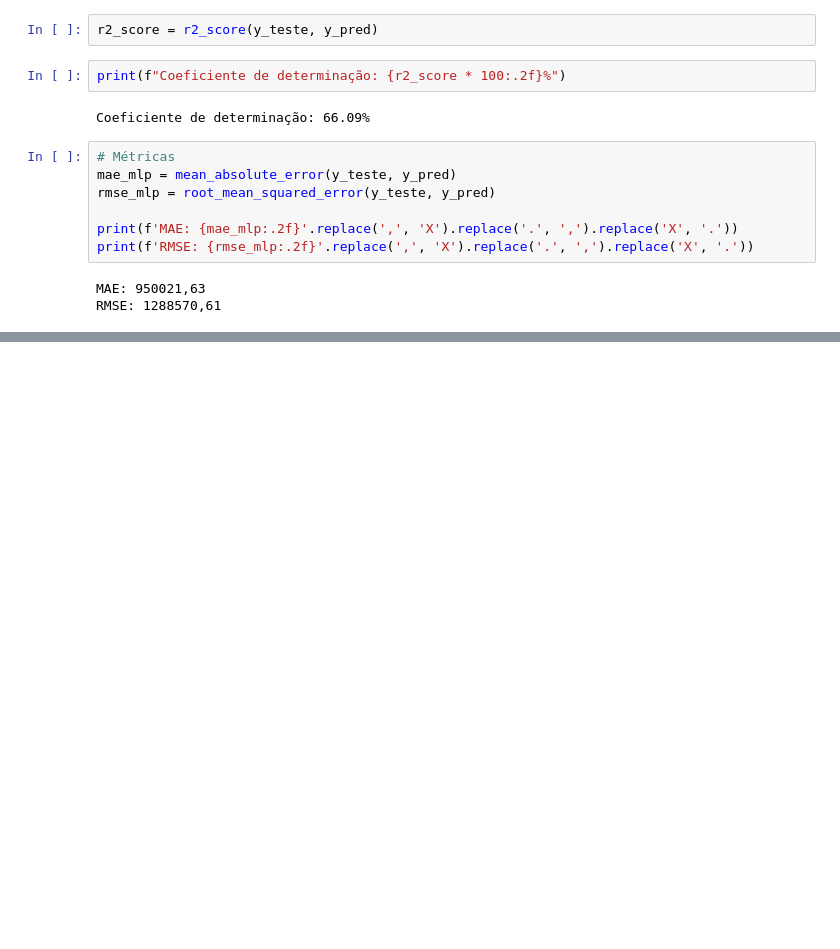
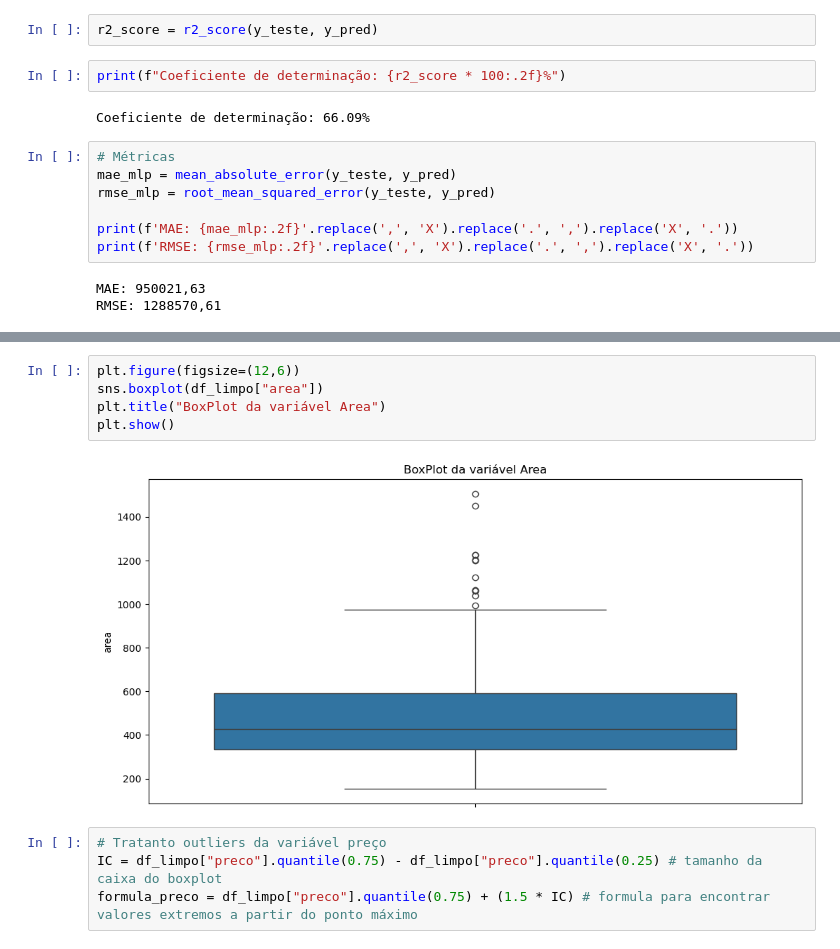
Before and after one commit to hugogsmendes/Houses-prediction, a Jupyter notebook: models_ml/model_mlp.ipynb, the cells around one changed output, grey strips where cells are left out. Drawn from its saved outputs; the diff is of its cells as text; blank space fills up the shorter version.

```diff
--- a/models_ml/model_mlp.ipynb
+++ b/models_ml/model_mlp.ipynb
@@ -127,0 +170,11 @@ RMSE: 1288570,61
+# %%
+plt.figure(figsize=(12,6))
+sns.boxplot(df_limpo["area"])
+plt.title("BoxPlot da variável Area")
+plt.show()
+# %% [output]
+[figure, added]
+# %%
+# Tratanto outliers da variável preço
+IC = df_limpo["preco"].quantile(0.75) - df_limpo["preco"].quantile(0.25) # tamanho da caixa do boxplot
+formula_preco = df_limpo["preco"].quantile(0.75) + (1.5 * IC) # formula para encontrar valores extremos a partir do ponto máximo
```
Also changed, not shown: parts of 26 cells of this notebook.
